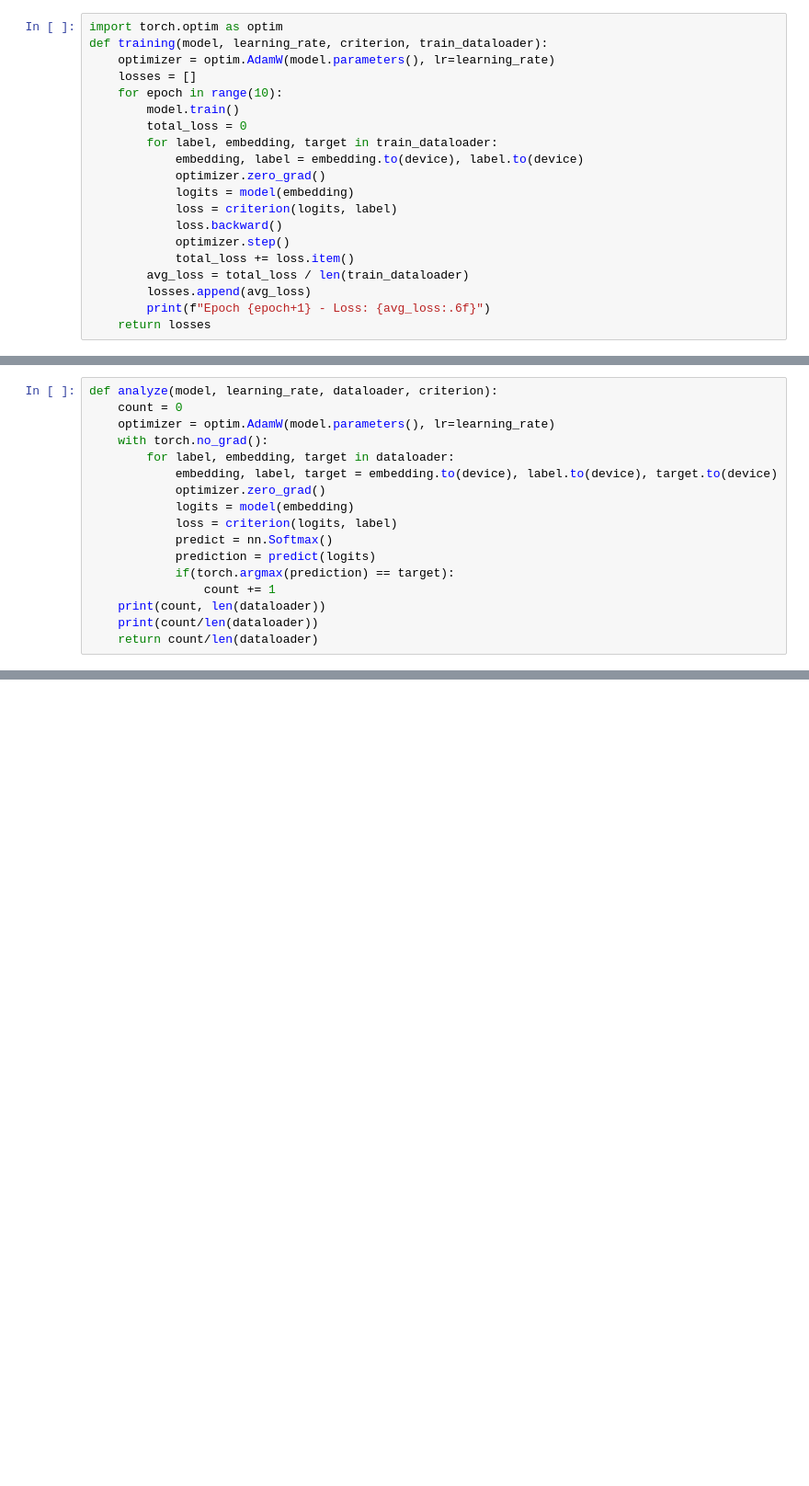
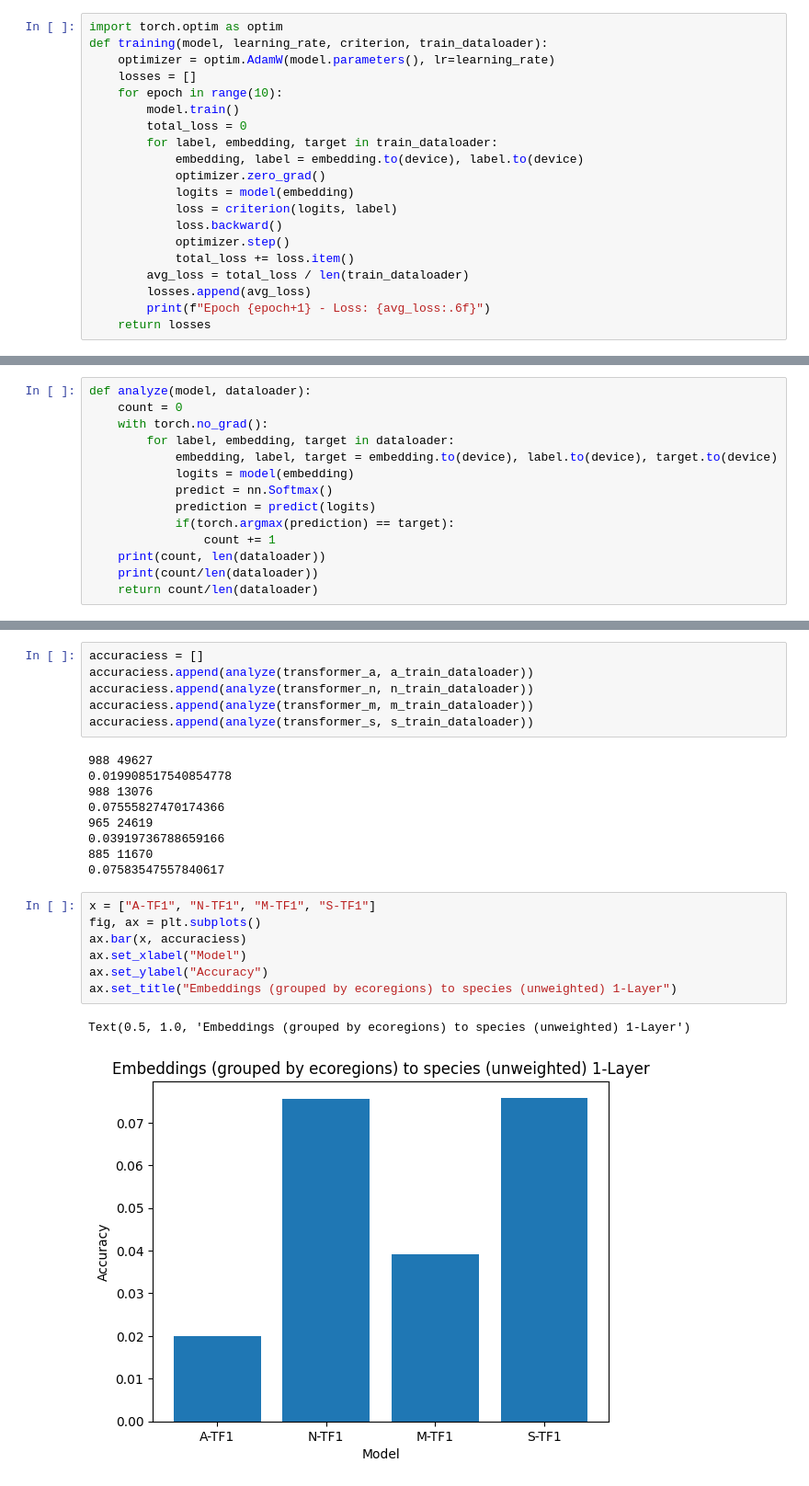
Before and after one commit to Excalibur1224/Deep_learning_final, a Jupyter notebook: final.ipynb, the cells around one changed output, grey strips where cells are left out. Shown at 92% size. Cells and saved outputs as stored; diff of their text form; blank space fills up the shorter version.

```diff
--- a/final.ipynb
+++ b/final.ipynb
@@ -260,13 +273,10 @@ Epoch 10 - Loss: 0.003925
 # %%
-def analyze(model, learning_rate, dataloader, criterion):
+def analyze(model, dataloader):
     count = 0
-    optimizer = optim.AdamW(model.parameters(), lr=learning_rate)
     with torch.no_grad():
         for label, embedding, target in dataloader:
             embedding, label, target = embedding.to(device), label.to(device), target.to(device)
-            optimizer.zero_grad()
             logits = model(embedding)
-            loss = criterion(logits, label)
             predict = nn.Softmax()
             prediction = predict(logits)
             if(torch.argmax(prediction) == target):
@@ -316,0 +384,25 @@ ValueError: shape mismatch: objects cannot be broadcast to a single shape.  Mism
+# %%
+accuraciess = []
+accuraciess.append(analyze(transformer_a, a_train_dataloader))
+accuraciess.append(analyze(transformer_n, n_train_dataloader))
+accuraciess.append(analyze(transformer_m, m_train_dataloader))
+accuraciess.append(analyze(transformer_s, s_train_dataloader))
+# %% [output]
+988 49627
+0.019908517540854778
+988 13076
+0.07555827470174366
+965 24619
+0.03919736788659166
+885 11670
+0.07583547557840617
+# %%
+x = ["A-TF1", "N-TF1", "M-TF1", "S-TF1"]
+fig, ax = plt.subplots()
+ax.bar(x, accuraciess)
+ax.set_xlabel("Model")
+ax.set_ylabel("Accuracy")
+ax.set_title("Embeddings (grouped by ecoregions) to species (unweighted) 1-Layer")
+# %% [output]
+Text(0.5, 1.0, 'Embeddings (grouped by ecoregions) to species (unweighted) 1-Layer')
+[figure, added]
```
Also changed, not shown: parts of 8 cells of this notebook, 1 other file.
